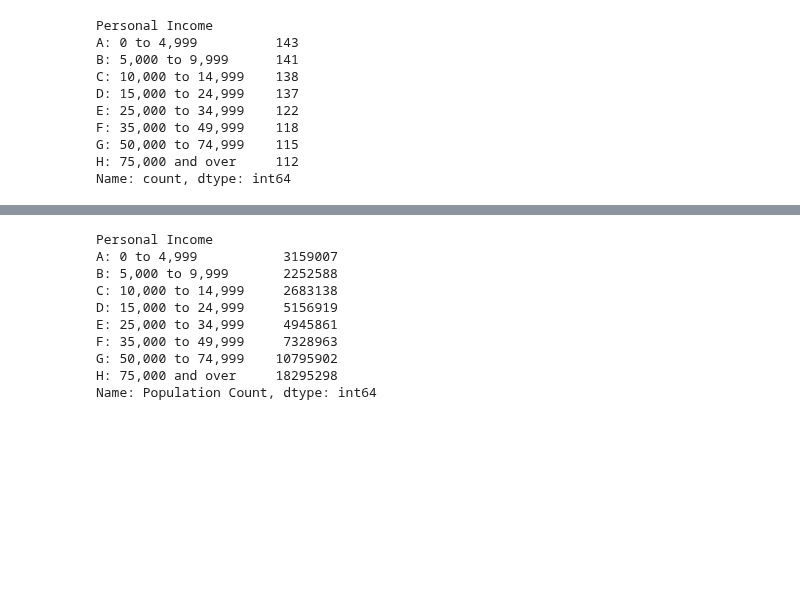
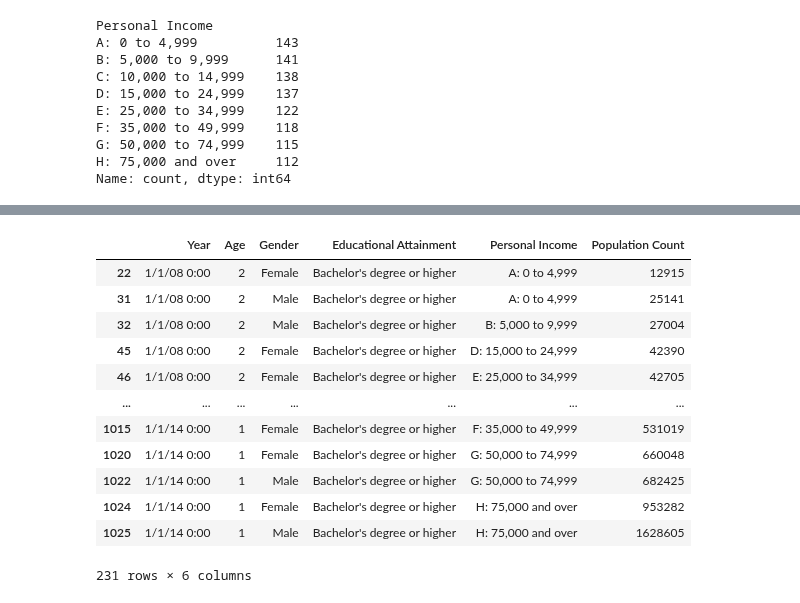
Before and after one commit to ramnareeesh/ml-playgrounds, a Jupyter notebook: Foundations of DS/Assignment-1-Pre_Processing-Qn3.ipynb, the cells around one changed output, grey strips where cells are left out. Saved outputs shown, nothing was run; the diff lists cells and outputs as text; code cells hidden in the pictures; blank space fills up the shorter version.

```diff
--- a/Foundations of DS/Assignment-1-Pre_Processing-Qn3.ipynb
+++ b/Foundations of DS/Assignment-1-Pre_Processing-Qn3.ipynb
@@ -126,15 +128,17 @@ Name: Population Count, dtype: int64
 # %%
 bach_higher = ed_df[ed_df["Educational Attainment"] == "Bachelor's degree or higher"]
-bach_higher = bach_higher.groupby(by="Personal Income")["Population Count"].sum()
 bach_higher
 # %% [output]
+|  | Year | Age | Gender | Educational Attainment | Personal Income | Population Count |
+| 22 | 1/1/08 0:00 | 2 | Female | Bachelor's degree or higher | A: 0 to 4,999 | 12915 |
+| 31 | 1/1/08 0:00 | 2 | Male | Bachelor's degree or higher | A: 0 to 4,999 | 25141 |
+| 32 | 1/1/08 0:00 | 2 | Male | Bachelor's degree or higher | B: 5,000 to 9,999 | 27004 |
+| 45 | 1/1/08 0:00 | 2 | Female | Bachelor's degree or higher | D: 15,000 to 24,999 | 42390 |
+| 46 | 1/1/08 0:00 | 2 | Female | Bachelor's degree or higher | E: 25,000 to 34,999 | 42705 |
+| ... | ... | ... | ... | ... | ... | ... |
+| 1015 | 1/1/14 0:00 | 1 | Female | Bachelor's degree or higher | F: 35,000 to 49,999 | 531019 |
+| 1020 | 1/1/14 0:00 | 1 | Female | Bachelor's degree or higher | G: 50,000 to 74,999 | 660048 |
+| 1022 | 1/1/14 0:00 | 1 | Male | Bachelor's degree or higher | G: 50,000 to 74,999 | 682425 |
+| 1024 | 1/1/14 0:00 | 1 | Female | Bachelor's degree or higher | H: 75,000 and over | 953282 |
+| 1025 | 1/1/14 0:00 | 1 | Male | Bachelor's degree or higher | H: 75,000 and over | 1628605 |
-Personal Income
-A: 0 to 4,999           3159007
-B: 5,000 to 9,999       2252588
-C: 10,000 to 14,999     2683138
-D: 15,000 to 24,999     5156919
-E: 25,000 to 34,999     4945861
-F: 35,000 to 49,999     7328963
-G: 50,000 to 74,999    10795902
-H: 75,000 and over     18295298
-Name: Population Count, dtype: int64
+231 rows × 6 columns
```
Also changed, not shown: parts of 8 cells of this notebook.
